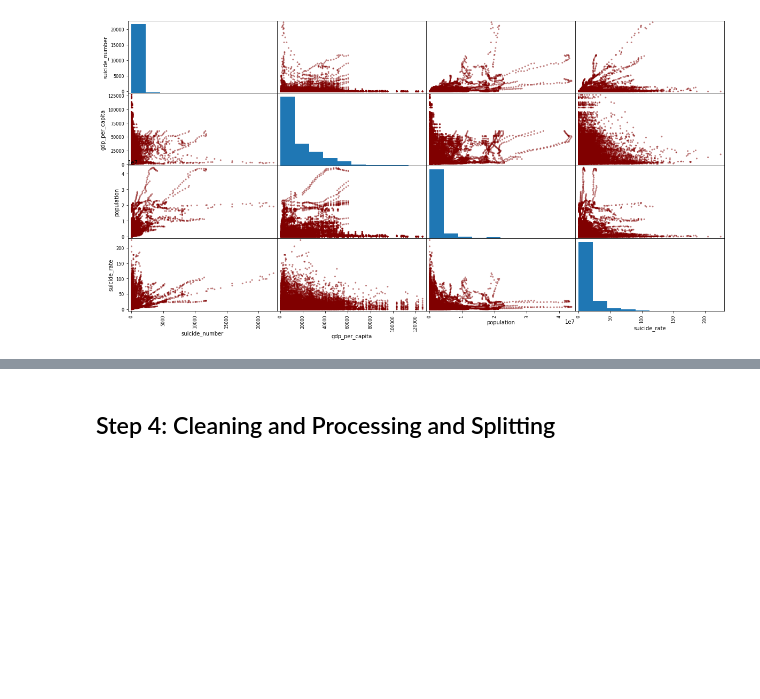
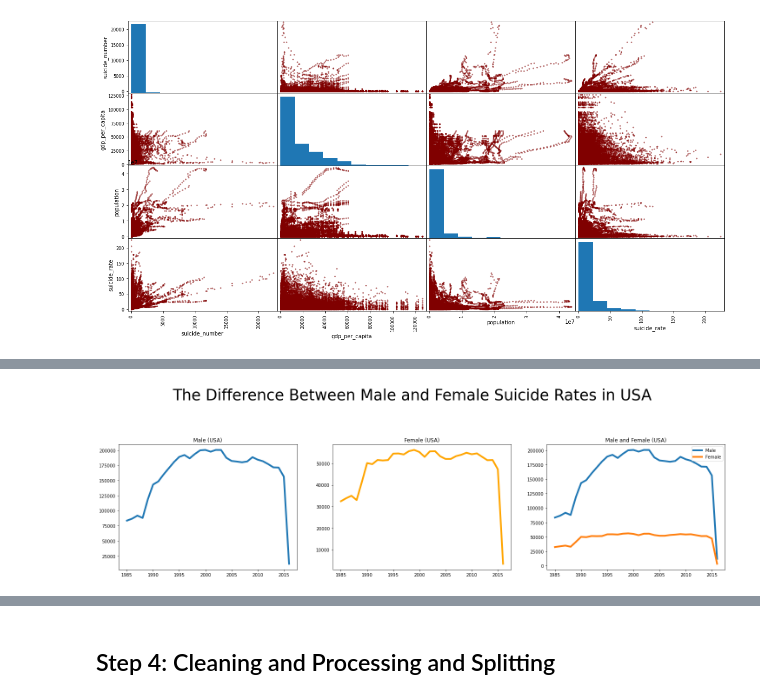
Before and after one commit to ahmedmagde/CDC-Micro-Mental-Project, a Jupyter notebook: CDC-Micro-Mental-Project.ipynb, the cells around one changed output, grey strips where cells are left out. Cells and saved outputs as stored; diff of their text form; code cells hidden in the pictures; blank space fills up the shorter version.

```diff
--- a/CDC-Micro-Mental-Project.ipynb
+++ b/CDC-Micro-Mental-Project.ipynb
@@ -448,0 +467,19 @@ plt.show()
+# %%
+df_usa_men = df[df.sex == 'male']
+df_usa_women = df[df.sex == 'female']
+plt.figure(figsize=(25,18))
+ax1 = plt.subplot(331)
+ax1.title.set_text('Male (USA)')
+plt.plot(df_usa_men[['year','suicide_number']].groupby(['year']).sum(),linewidth = 4)
+ax2 = plt.subplot(332)
+ax2.title.set_text('Female (USA)')
+plt.plot(df_usa_women[['year','suicide_number']].groupby(['year']).sum(),linewidth = 4,color='orange')
+ax3 = plt.subplot(333)
+ax3.title.set_text('Male and Female (USA)')
+plt.plot(df_usa_men[['year','suicide_number']].groupby(['year']).sum(),linewidth = 4)
+plt.plot(df_usa_women[['year','suicide_number']].groupby(['year']).sum(),linewidth = 4)
+plt.legend(["Male","Female"])
+plt.suptitle('The Difference Between Male and Female Suicide Rates in USA', fontsize=35)
+plt.show()
+# %% [output]
+[figure, added]
```
Also changed, not shown: parts of 36 cells of this notebook.
